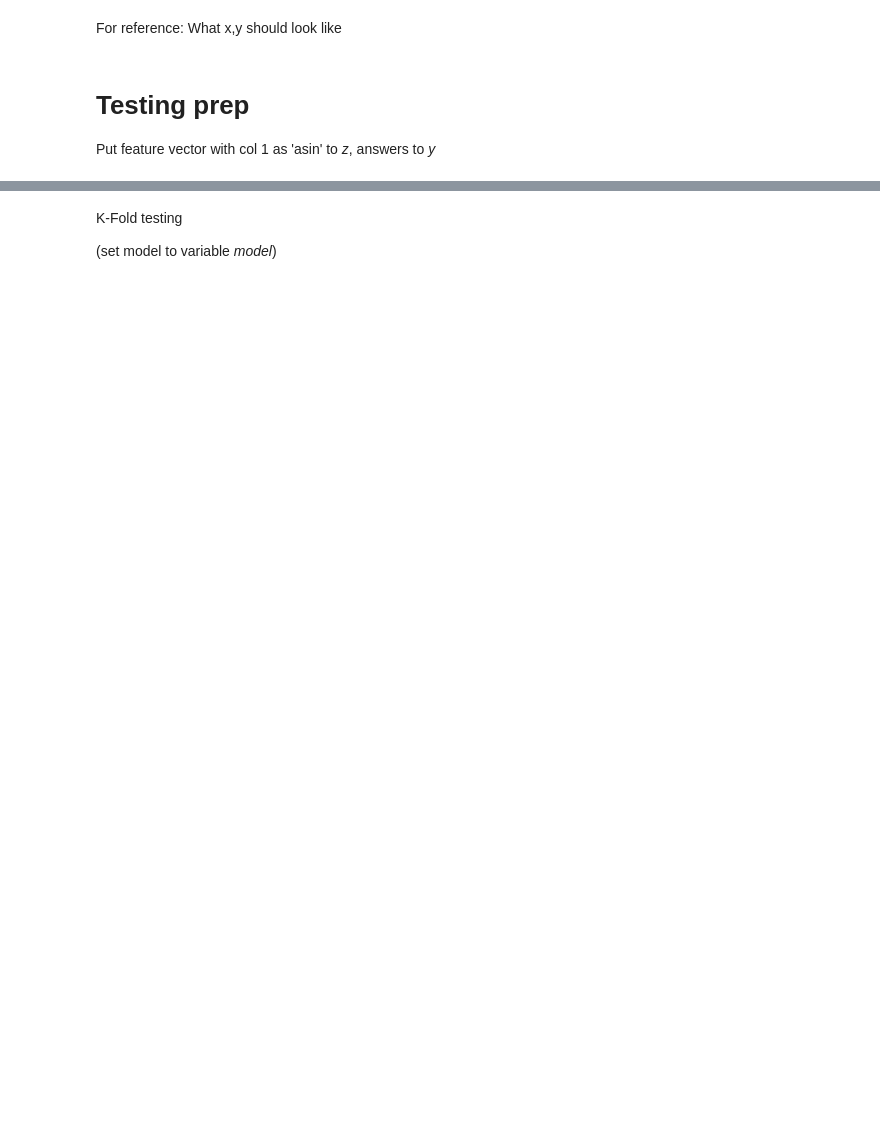
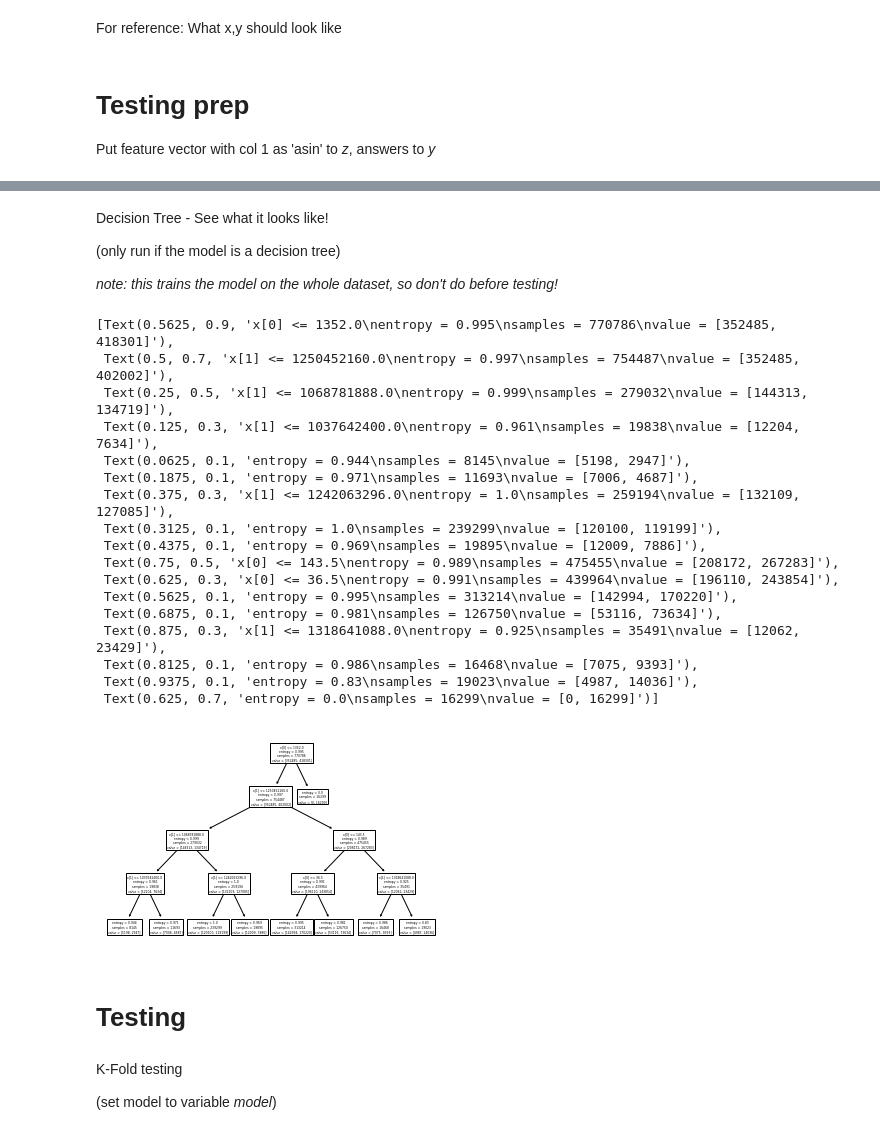
Before and after one commit to mjrog3/amazonawesomeness, a Jupyter notebook: ProjectNotebook.ipynb, the cells around one changed output, grey strips where cells are left out. Drawn from its saved outputs; the diff is of its cells as text; code cells hidden in the pictures; blank space fills up the shorter version.

Commit message:
testing ease added

```diff
--- a/ProjectNotebook.ipynb
+++ b/ProjectNotebook.ipynb
@@ -170,3 +170,23 @@ model = GaussianNB()
+# %%
+from sklearn import tree
+
+#choose from 'entropy', 'gini', 'log_loss'
+criterion = 'entropy'
+
+    ###STOPPING CONDITIONS
+#max height/depth of the tree
+max_depth = 4
+
+#if sat(N) < n_samples*this, don't try to split it any further
+min_samples_split = .01
+
+    ###OTHER
+#if min(sat(nodes after a split)) < n_samples*this, split not considered
+#       (aka model isnt allowed to create leaf nodes with < n_samples*this samples)
+#       (smooths the model, avoids splits like 2000 -> 1999 vs 1)
+min_samples_leaf = .01
+
+model = tree.DecisionTreeClassifier(criterion=criterion, max_depth=max_depth, min_samples_split=min_samples_split, min_samples_leaf=min_samples_leaf)
 # %% [markdown]
 For reference: What x,y should look like
 # %%
@@ -187,0 +203,17 @@ merged_y = temp["awesomeness"]
+# %%
+#combine all individual features into one dataFrame
+
+#enter any features to be combined here!
+#   They must be pd dataFrames with the 'asin' column for this to work
+features = [reviewCount,unixReviewMean]
+
+z = x['asin']
+for f in features:
+    z = pd.merge(z,f,'inner','asin')
+
+#combine resultant data with correct answers
+temp = pd.merge(z,y,'inner','asin')
+
+#split into features (x) and awesomeness (y), which now row correspond but don't have an 'asin' col anymore
+merged_x = temp.drop(['asin','awesomeness'], axis=1)
+merged_y = temp["awesomeness"]
@@ -188,3 +234,33 @@ merged_y = temp["awesomeness"]
+# %% [markdown]
+Decision Tree - See what it looks like!
+
+(only run if the model is a decision tree)
+
+*note: this trains the model on the whole dataset, so don't do before testing!*
+# %%
+model.fit(merged_x,merged_y)
+tree.plot_tree(model)
+# %% [output]
+[Text(0.5625, 0.9, 'x[0] <= 1352.0\nentropy = 0.995\nsamples = 770786\nvalue = [352485, 418301]'),
+ Text(0.5, 0.7, 'x[1] <= 1250452160.0\nentropy = 0.997\nsamples = 754487\nvalue = [352485, 402002]'),
+ Text(0.25, 0.5, 'x[1] <= 1068781888.0\nentropy = 0.999\nsamples = 279032\nvalue = [144313, 134719]'),
+ Text(0.125, 0.3, 'x[1] <= 1037642400.0\nentropy = 0.961\nsamples = 19838\nvalue = [12204, 7634]'),
+ Text(0.0625, 0.1, 'entropy = 0.944\nsamples = 8145\nvalue = [5198, 2947]'),
+ Text(0.1875, 0.1, 'entropy = 0.971\nsamples = 11693\nvalue = [7006, 4687]'),
+ Text(0.375, 0.3, 'x[1] <= 1242063296.0\nentropy = 1.0\nsamples = 259194\nvalue = [132109, 127085]'),
+ Text(0.3125, 0.1, 'entropy = 1.0\nsamples = 239299\nvalue = [120100, 119199]'),
+ Text(0.4375, 0.1, 'entropy = 0.969\nsamples = 19895\nvalue = [12009, 7886]'),
+ Text(0.75, 0.5, 'x[0] <= 143.5\nentropy = 0.989\nsamples = 475455\nvalue = [208172, 267283]'),
+ Text(0.625, 0.3, 'x[0] <= 36.5\nentropy = 0.991\nsamples = 439964\nvalue = [196110, 243854]'),
+ Text(0.5625, 0.1, 'entropy = 0.995\nsamples = 313214\nvalue = [142994, 170220]'),
+ Text(0.6875, 0.1, 'entropy = 0.981\nsamples = 126750\nvalue = [53116, 73634]'),
+ Text(0.875, 0.3, 'x[1] <= 1318641088.0\nentropy = 0.925\nsamples = 35491\nvalue = [12062, 23429]'),
+ Text(0.8125, 0.1, 'entropy = 0.986\nsamples = 16468\nvalue = [7075, 9393]'),
+ Text(0.9375, 0.1, 'entropy = 0.83\nsamples = 19023\nvalue = [4987, 14036]'),
+ Text(0.625, 0.7, 'entropy = 0.0\nsamples = 16299\nvalue = [0, 16299]')]
+[figure, added]
+# %% [markdown]
+# Testing
 # %% [markdown]
 K-Fold testing
 
```
Also changed, not shown: parts of 15 cells of this notebook.
